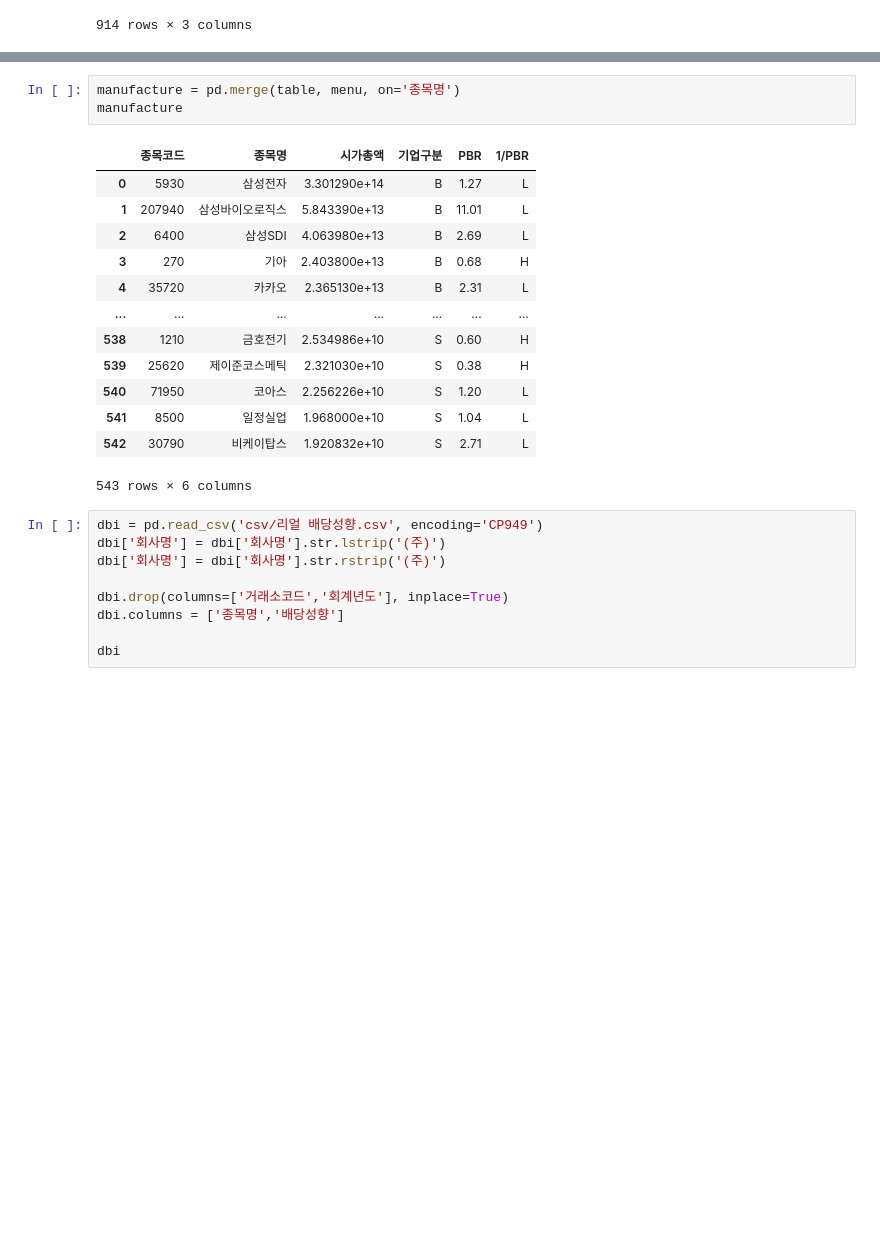
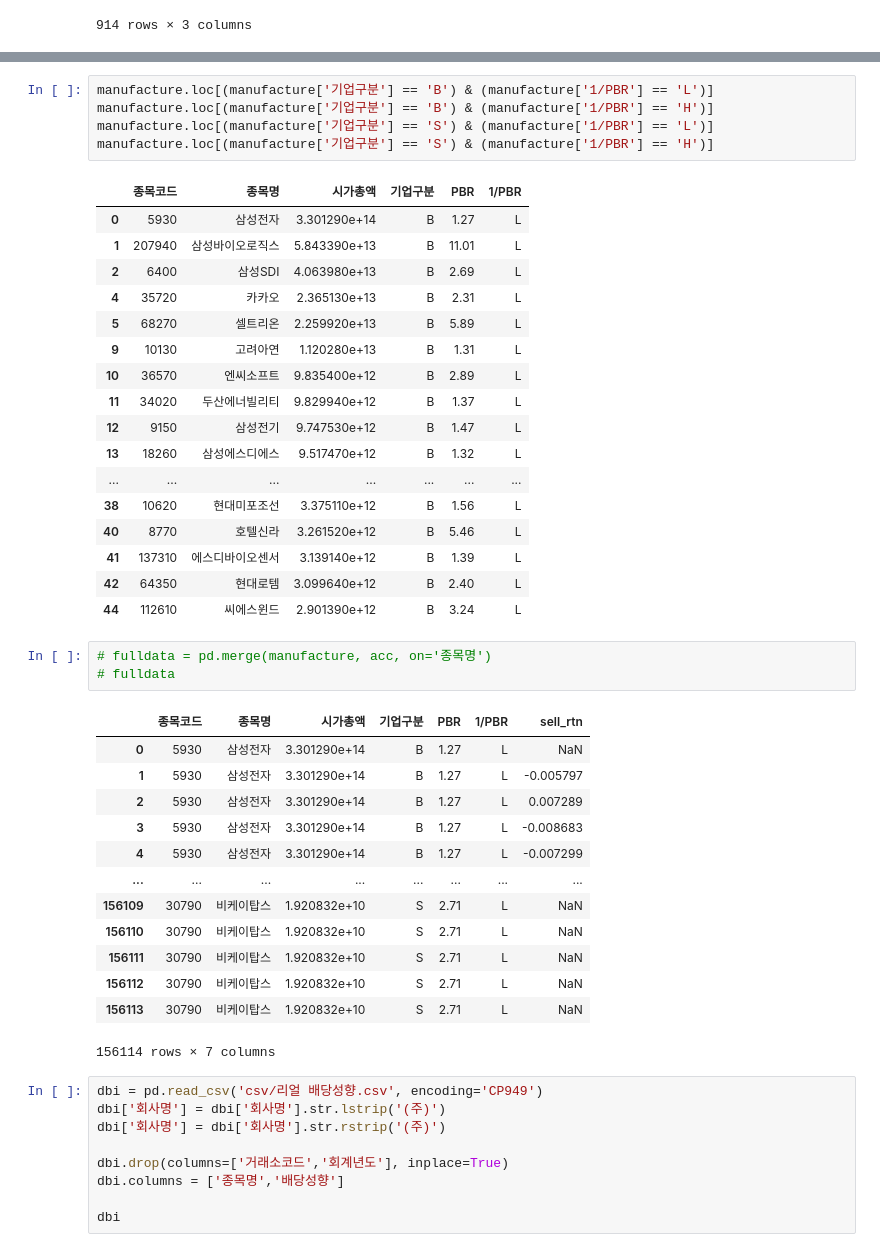
Before and after one commit to minxzzy/hackathon, a Jupyter notebook: need.ipynb, the cells around one changed output, grey strips where cells are left out. Saved outputs shown, nothing was run; the diff lists cells and outputs as text; blank space fills up the shorter version.

```diff
--- a/need.ipynb
+++ b/need.ipynb
@@ -173,20 +188,43 @@ table
+# %%
+manufacture.loc[(manufacture['기업구분'] == 'B') & (manufacture['1/PBR'] == 'L')]
+manufacture.loc[(manufacture['기업구분'] == 'B') & (manufacture['1/PBR'] == 'H')]
+manufacture.loc[(manufacture['기업구분'] == 'S') & (manufacture['1/PBR'] == 'L')]
+manufacture.loc[(manufacture['기업구분'] == 'S') & (manufacture['1/PBR'] == 'H')]
+# %% [output]
+|  | 종목코드 | 종목명 | 시가총액 | 기업구분 | PBR | 1/PBR |
+| 0 | 5930 | 삼성전자 | 3.301290e+14 | B | 1.27 | L |
+| 1 | 207940 | 삼성바이오로직스 | 5.843390e+13 | B | 11.01 | L |
+| 2 | 6400 | 삼성SDI | 4.063980e+13 | B | 2.69 | L |
+| 4 | 35720 | 카카오 | 2.365130e+13 | B | 2.31 | L |
+| 5 | 68270 | 셀트리온 | 2.259920e+13 | B | 5.89 | L |
+| 9 | 10130 | 고려아연 | 1.120280e+13 | B | 1.31 | L |
+| 10 | 36570 | 엔씨소프트 | 9.835400e+12 | B | 2.89 | L |
+| 11 | 34020 | 두산에너빌리티 | 9.829940e+12 | B | 1.37 | L |
+| 12 | 9150 | 삼성전기 | 9.747530e+12 | B | 1.47 | L |
+| 13 | 18260 | 삼성에스디에스 | 9.517470e+12 | B | 1.32 | L |
+| ... | ... | ... | ... | ... | ... | ... |
+| 38 | 10620 | 현대미포조선 | 3.375110e+12 | B | 1.56 | L |
+| 40 | 8770 | 호텔신라 | 3.261520e+12 | B | 5.46 | L |
+| 41 | 137310 | 에스디바이오센서 | 3.139140e+12 | B | 1.39 | L |
+| 42 | 64350 | 현대로템 | 3.099640e+12 | B | 2.40 | L |
+| 44 | 112610 | 씨에스윈드 | 2.901390e+12 | B | 3.24 | L |
 # %%
-manufacture = pd.merge(table, menu, on='종목명')
-manufacture
+# fulldata = pd.merge(manufacture, acc, on='종목명')
+# fulldata
 # %% [output]
-|  | 종목코드 | 종목명 | 시가총액 | 기업구분 | PBR | 1/PBR |
-| 0 | 5930 | 삼성전자 | 3.301290e+14 | B | 1.27 | L |
-| 1 | 207940 | 삼성바이오로직스 | 5.843390e+13 | B | 11.01 | L |
-| 2 | 6400 | 삼성SDI | 4.063980e+13 | B | 2.69 | L |
-| 3 | 270 | 기아 | 2.403800e+13 | B | 0.68 | H |
-| 4 | 35720 | 카카오 | 2.365130e+13 | B | 2.31 | L |
-| ... | ... | ... | ... | ... | ... | ... |
-| 538 | 1210 | 금호전기 | 2.534986e+10 | S | 0.60 | H |
-| 539 | 25620 | 제이준코스메틱 | 2.321030e+10 | S | 0.38 | H |
-| 540 | 71950 | 코아스 | 2.256226e+10 | S | 1.20 | L |
-| 541 | 8500 | 일정실업 | 1.968000e+10 | S | 1.04 | L |
-| 542 | 30790 | 비케이탑스 | 1.920832e+10 | S | 2.71 | L |
+|  | 종목코드 | 종목명 | 시가총액 | 기업구분 | PBR | 1/PBR | sell_rtn |
+| 0 | 5930 | 삼성전자 | 3.301290e+14 | B | 1.27 | L | NaN |
+| 1 | 5930 | 삼성전자 | 3.301290e+14 | B | 1.27 | L | -0.005797 |
+| 2 | 5930 | 삼성전자 | 3.301290e+14 | B | 1.27 | L | 0.007289 |
+| 3 | 5930 | 삼성전자 | 3.301290e+14 | B | 1.27 | L | -0.008683 |
+| 4 | 5930 | 삼성전자 | 3.301290e+14 | B | 1.27 | L | -0.007299 |
+| ... | ... | ... | ... | ... | ... | ... | ... |
+| 156109 | 30790 | 비케이탑스 | 1.920832e+10 | S | 2.71 | L | NaN |
+| 156110 | 30790 | 비케이탑스 | 1.920832e+10 | S | 2.71 | L | NaN |
+| 156111 | 30790 | 비케이탑스 | 1.920832e+10 | S | 2.71 | L | NaN |
+| 156112 | 30790 | 비케이탑스 | 1.920832e+10 | S | 2.71 | L | NaN |
+| 156113 | 30790 | 비케이탑스 | 1.920832e+10 | S | 2.71 | L | NaN |
-543 rows × 6 columns
+156114 rows × 7 columns
 # %%
 dbi = pd.read_csv('csv/리얼 배당성향.csv', encoding='CP949')
 dbi['회사명'] = dbi['회사명'].str.lstrip('(주)')
```
Also changed, not shown: parts of 9 cells of this notebook.
